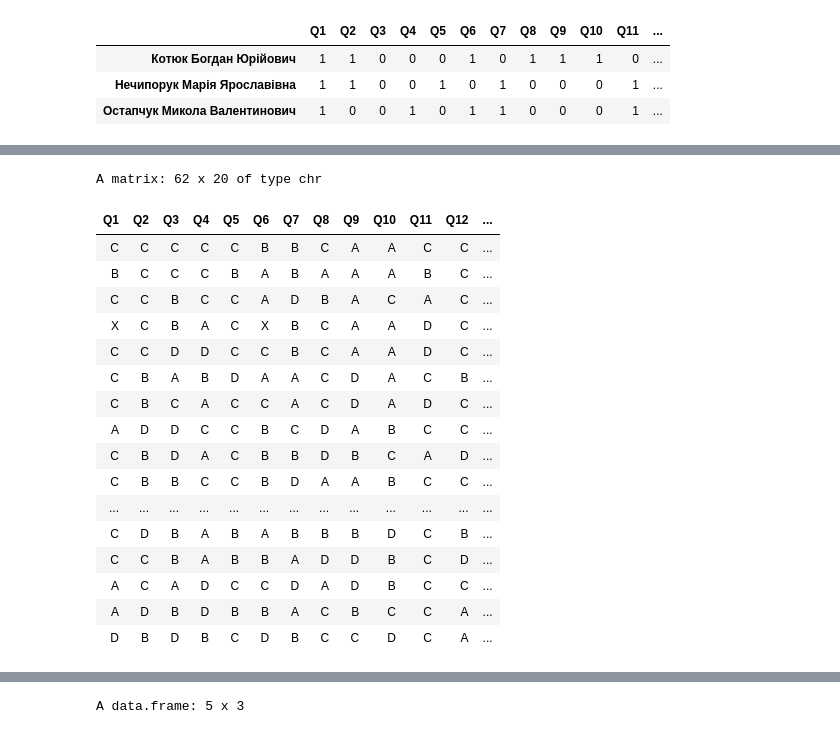
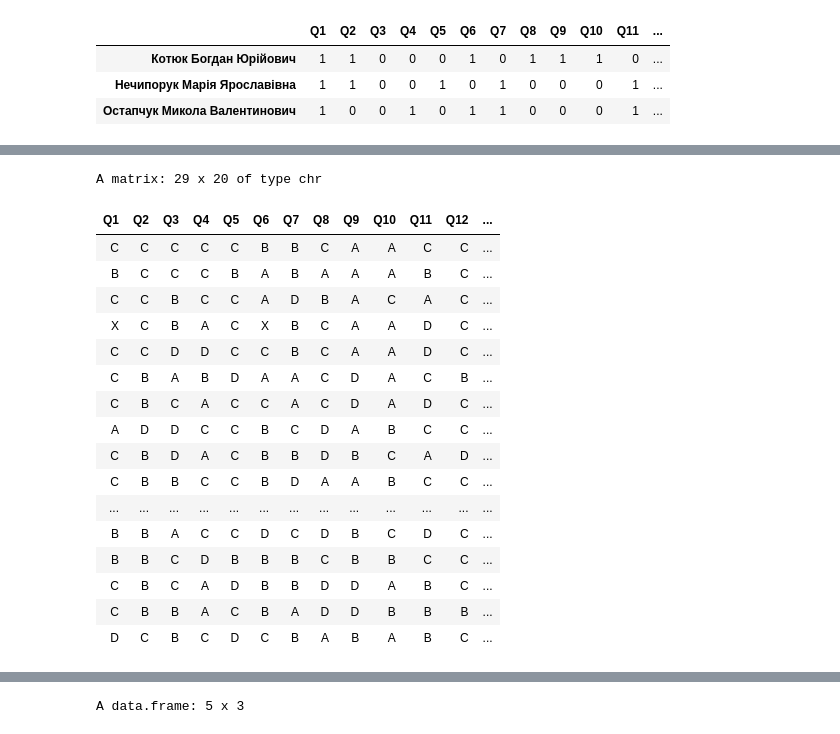
Before and after one commit to kleban/edu-r, a Jupyter notebook: My/KN-1-Test-1.ipynb, the cells around one changed output, grey strips where cells are left out. Cells and saved outputs as stored; diff of their text form; code cells hidden in the pictures.

```diff
--- a/My/KN-1-Test-1.ipynb
+++ b/My/KN-1-Test-1.ipynb
@@ -132,5 +322,0 @@ A rowwise_df: 3 x 7
-# %%
-test_data_v1 <- test_data |> filter(V %% 2 == 1)
-nrow(test_data_v1)
-test_data_v2 <- test_data |> filter(V %% 2 == 0)
-nrow(test_data_v2)
@@ -157,22 +512,22 @@ test_data <- test_data_v1 |>
 # %%
-answers_matrix <-  test_data |> select(Q1:Q20) |> as.matrix()
-answers_matrix
+answers_matrix_v1 <-  test_data_v1 |> select(Q1:Q20) |> as.matrix()
+answers_matrix_v1
 # %% [output]
-A matrix: 62 x 20 of type chr
+A matrix: 29 x 20 of type chr
 | Q1 | Q2 | Q3 | Q4 | Q5 | Q6 | Q7 | Q8 | Q9 | Q10 | Q11 | Q12 | ... |
 | C | C | C | C | C | B | B | C | A | A | C | C | ... |
 | B | C | C | C | B | A | B | A | A | A | B | C | ... |
 | C | C | B | C | C | A | D | B | A | C | A | C | ... |
 | X | C | B | A | C | X | B | C | A | A | D | C | ... |
 | C | C | D | D | C | C | B | C | A | A | D | C | ... |
 | C | B | A | B | D | A | A | C | D | A | C | B | ... |
 | C | B | C | A | C | C | A | C | D | A | D | C | ... |
 | A | D | D | C | C | B | C | D | A | B | C | C | ... |
 | C | B | D | A | C | B | B | D | B | C | A | D | ... |
 | C | B | B | C | C | B | D | A | A | B | C | C | ... |
 | ... | ... | ... | ... | ... | ... | ... | ... | ... | ... | ... | ... | ... |
-| C | D | B | A | B | A | B | B | B | D | C | B | ... |
-| C | C | B | A | B | B | A | D | D | B | C | D | ... |
-| A | C | A | D | C | C | D | A | D | B | C | C | ... |
-| A | D | B | D | B | B | A | C | B | C | C | A | ... |
-| D | B | D | B | C | D | B | C | C | D | C | A | ... |
+| B | B | A | C | C | D | C | D | B | C | D | C | ... |
+| B | B | C | D | B | B | B | C | B | B | C | C | ... |
+| C | B | C | A | D | B | B | D | D | A | B | C | ... |
+| C | B | B | A | C | B | A | D | D | B | B | B | ... |
+| D | C | B | C | D | C | B | A | B | A | B | C | ... |
```
Also changed, not shown: parts of 47 cells of this notebook, 1 other file.
